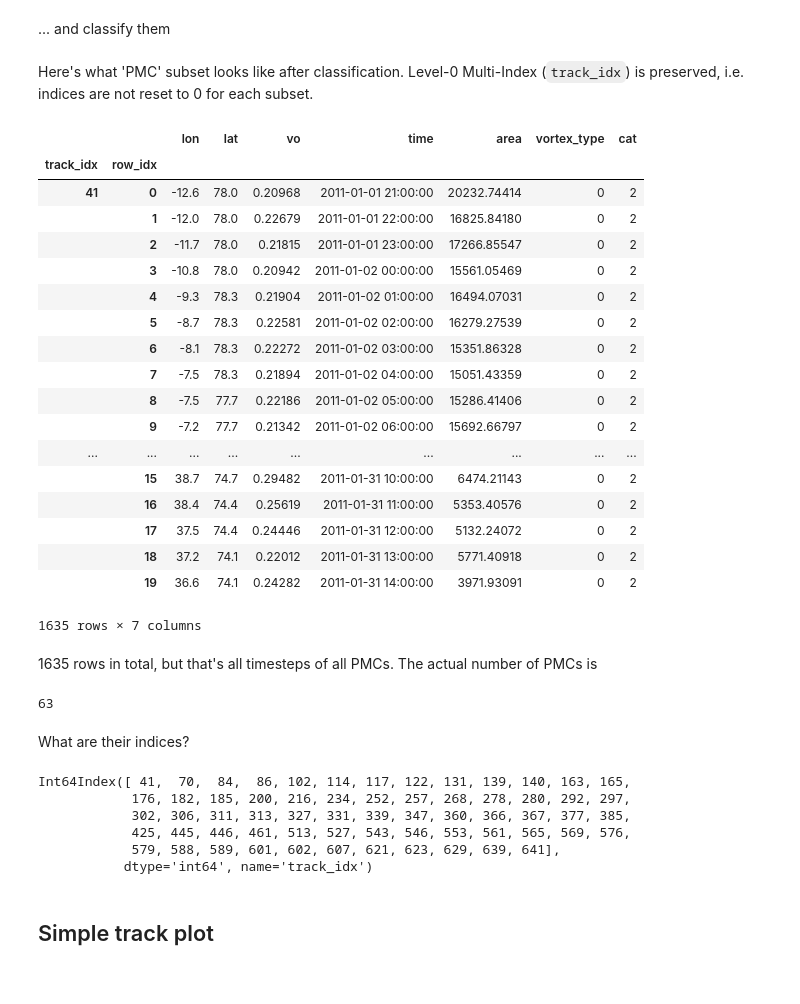
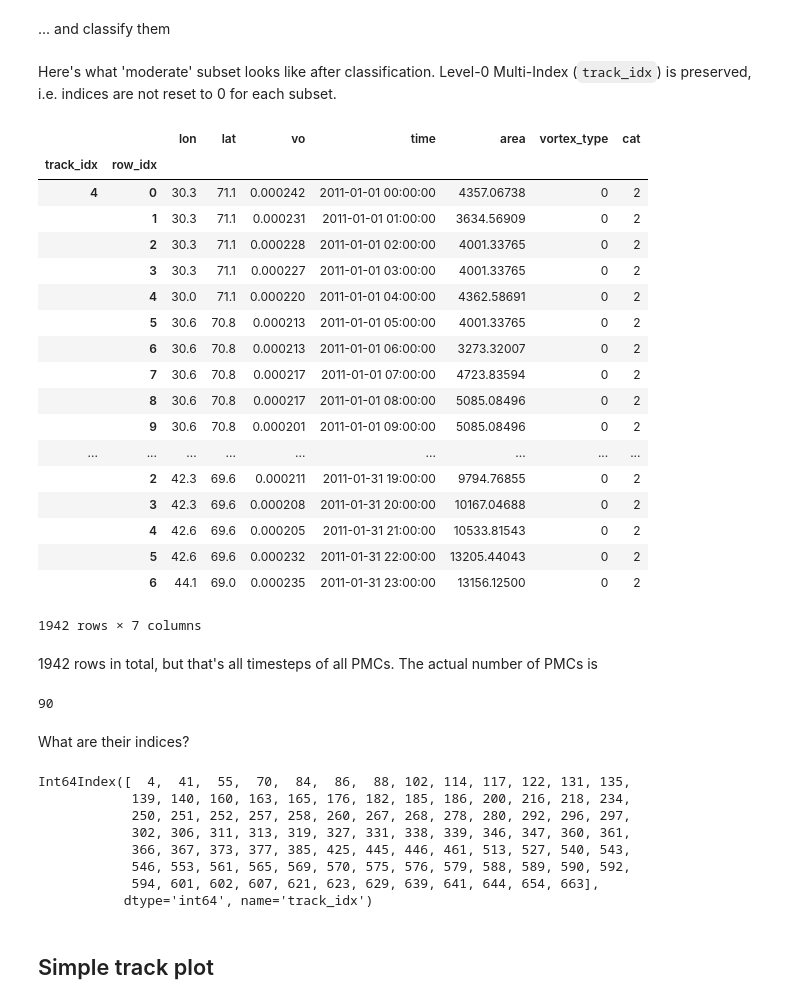
Before and after one commit to dennissergeev/octant, a Jupyter notebook: examples/Plotting.ipynb, the cells around one changed output. Saved outputs shown, nothing was run; the diff lists cells and outputs as text; code cells hidden in the pictures.

```diff
--- a/examples/Plotting.ipynb
+++ b/examples/Plotting.ipynb
@@ -84,45 +86,47 @@ TR = TrackRun(track_res_dir)
 # %%
 TR.categorise(lsm=lsm, filt_by_dist=False, filt_by_land=True, filt_by_domain_bounds=True, coast_rad=50)
 # %% [markdown]
-Here's what 'PMC' subset looks like after classification. Level-0 Multi-Index (`track_idx`) is preserved, i.e. indices are not reset to 0 for each subset.
+Here's what 'moderate' subset looks like after classification. Level-0 Multi-Index (`track_idx`) is preserved, i.e. indices are not reset to 0 for each subset.
 # %%
-TR['pmc']
+TR['moderate']
 # %% [output]
 |  |  | lon | lat | vo | time | area | vortex_type | cat |
 | track_idx | row_idx |  |  |  |  |  |  |  |
-| 41 | 0 | -12.6 | 78.0 | 0.20968 | 2011-01-01 21:00:00 | 20232.74414 | 0 | 2 |
-|  | 1 | -12.0 | 78.0 | 0.22679 | 2011-01-01 22:00:00 | 16825.84180 | 0 | 2 |
-|  | 2 | -11.7 | 78.0 | 0.21815 | 2011-01-01 23:00:00 | 17266.85547 | 0 | 2 |
-|  | 3 | -10.8 | 78.0 | 0.20942 | 2011-01-02 00:00:00 | 15561.05469 | 0 | 2 |
-|  | 4 | -9.3 | 78.3 | 0.21904 | 2011-01-02 01:00:00 | 16494.07031 | 0 | 2 |
-|  | 5 | -8.7 | 78.3 | 0.22581 | 2011-01-02 02:00:00 | 16279.27539 | 0 | 2 |
-|  | 6 | -8.1 | 78.3 | 0.22272 | 2011-01-02 03:00:00 | 15351.86328 | 0 | 2 |
-|  | 7 | -7.5 | 78.3 | 0.21894 | 2011-01-02 04:00:00 | 15051.43359 | 0 | 2 |
-|  | 8 | -7.5 | 77.7 | 0.22186 | 2011-01-02 05:00:00 | 15286.41406 | 0 | 2 |
-|  | 9 | -7.2 | 77.7 | 0.21342 | 2011-01-02 06:00:00 | 15692.66797 | 0 | 2 |
+| 4 | 0 | 30.3 | 71.1 | 0.000242 | 2011-01-01 00:00:00 | 4357.06738 | 0 | 2 |
+|  | 1 | 30.3 | 71.1 | 0.000231 | 2011-01-01 01:00:00 | 3634.56909 | 0 | 2 |
+|  | 2 | 30.3 | 71.1 | 0.000228 | 2011-01-01 02:00:00 | 4001.33765 | 0 | 2 |
+|  | 3 | 30.3 | 71.1 | 0.000227 | 2011-01-01 03:00:00 | 4001.33765 | 0 | 2 |
+|  | 4 | 30.0 | 71.1 | 0.000220 | 2011-01-01 04:00:00 | 4362.58691 | 0 | 2 |
+|  | 5 | 30.6 | 70.8 | 0.000213 | 2011-01-01 05:00:00 | 4001.33765 | 0 | 2 |
+|  | 6 | 30.6 | 70.8 | 0.000213 | 2011-01-01 06:00:00 | 3273.32007 | 0 | 2 |
+|  | 7 | 30.6 | 70.8 | 0.000217 | 2011-01-01 07:00:00 | 4723.83594 | 0 | 2 |
+|  | 8 | 30.6 | 70.8 | 0.000217 | 2011-01-01 08:00:00 | 5085.08496 | 0 | 2 |
+|  | 9 | 30.6 | 70.8 | 0.000201 | 2011-01-01 09:00:00 | 5085.08496 | 0 | 2 |
 | ... | ... | ... | ... | ... | ... | ... | ... | ... |
-|  | 15 | 38.7 | 74.7 | 0.29482 | 2011-01-31 10:00:00 | 6474.21143 | 0 | 2 |
-|  | 16 | 38.4 | 74.4 | 0.25619 | 2011-01-31 11:00:00 | 5353.40576 | 0 | 2 |
-|  | 17 | 37.5 | 74.4 | 0.24446 | 2011-01-31 12:00:00 | 5132.24072 | 0 | 2 |
-|  | 18 | 37.2 | 74.1 | 0.22012 | 2011-01-31 13:00:00 | 5771.40918 | 0 | 2 |
-|  | 19 | 36.6 | 74.1 | 0.24282 | 2011-01-31 14:00:00 | 3971.93091 | 0 | 2 |
+|  | 2 | 42.3 | 69.6 | 0.000211 | 2011-01-31 19:00:00 | 9794.76855 | 0 | 2 |
+|  | 3 | 42.3 | 69.6 | 0.000208 | 2011-01-31 20:00:00 | 10167.04688 | 0 | 2 |
+|  | 4 | 42.6 | 69.6 | 0.000205 | 2011-01-31 21:00:00 | 10533.81543 | 0 | 2 |
+|  | 5 | 42.6 | 69.6 | 0.000232 | 2011-01-31 22:00:00 | 13205.44043 | 0 | 2 |
+|  | 6 | 44.1 | 69.0 | 0.000235 | 2011-01-31 23:00:00 | 13156.12500 | 0 | 2 |
-1635 rows × 7 columns
+1942 rows × 7 columns
 # %% [markdown]
-1635 rows in total, but that's all timesteps of all PMCs. The actual number of PMCs is
+1942 rows in total, but that's all timesteps of all PMCs. The actual number of PMCs is
 # %%
-TR.size('pmc')
+TR.size('moderate')
 # %% [output]
-63
+90
 # %% [markdown]
 What are their indices?
 # %%
-TR['pmc'].index.get_level_values('track_idx').unique()
+TR['moderate'].index.get_level_values('track_idx').unique()
 # %% [output]
-Int64Index([ 41,  70,  84,  86, 102, 114, 117, 122, 131, 139, 140, 163, 165,
-            176, 182, 185, 200, 216, 234, 252, 257, 268, 278, 280, 292, 297,
-            302, 306, 311, 313, 327, 331, 339, 347, 360, 366, 367, 377, 385,
-            425, 445, 446, 461, 513, 527, 543, 546, 553, 561, 565, 569, 576,
-            579, 588, 589, 601, 602, 607, 621, 623, 629, 639, 641],
+Int64Index([  4,  41,  55,  70,  84,  86,  88, 102, 114, 117, 122, 131, 135,
+            139, 140, 160, 163, 165, 176, 182, 185, 186, 200, 216, 218, 234,
+            250, 251, 252, 257, 258, 260, 267, 268, 278, 280, 292, 296, 297,
+            302, 306, 311, 313, 319, 327, 331, 338, 339, 346, 347, 360, 361,
+            366, 367, 373, 377, 385, 425, 445, 446, 461, 513, 527, 540, 543,
+            546, 553, 561, 565, 569, 570, 575, 576, 579, 588, 589, 590, 592,
+            594, 601, 602, 607, 621, 623, 629, 639, 641, 644, 654, 663],
            dtype='int64', name='track_idx')
 # %% [markdown]
 ## Simple track plot
```
Also changed, not shown: parts of 8 cells of this notebook, 1 other file.
